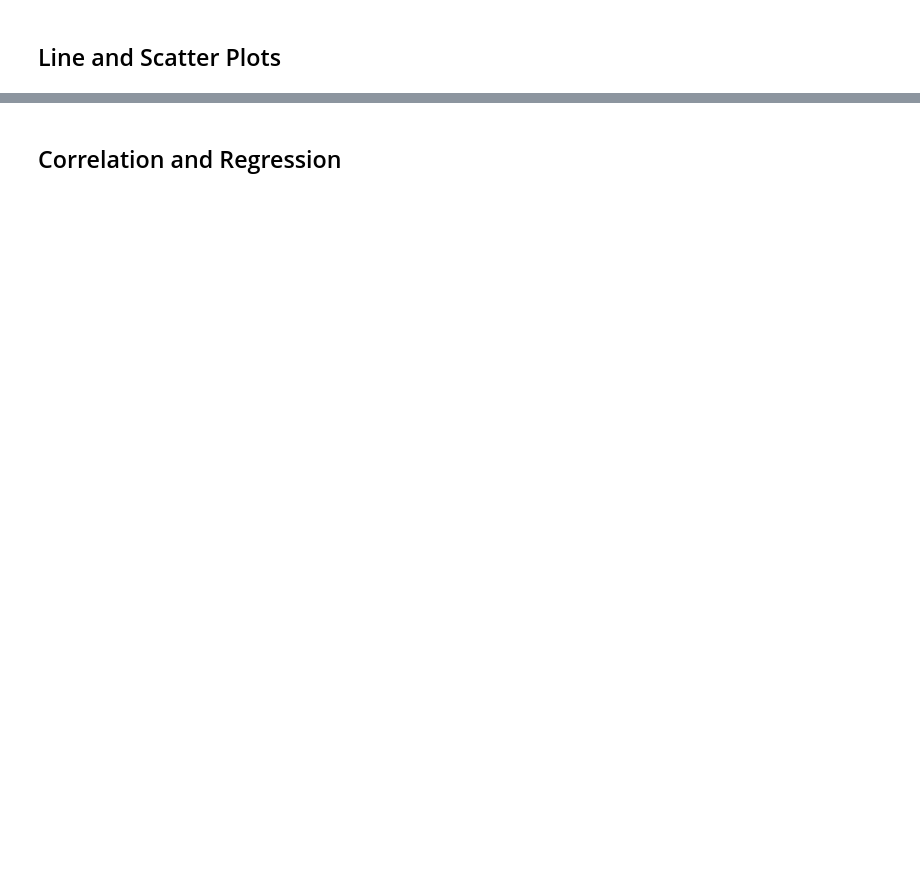
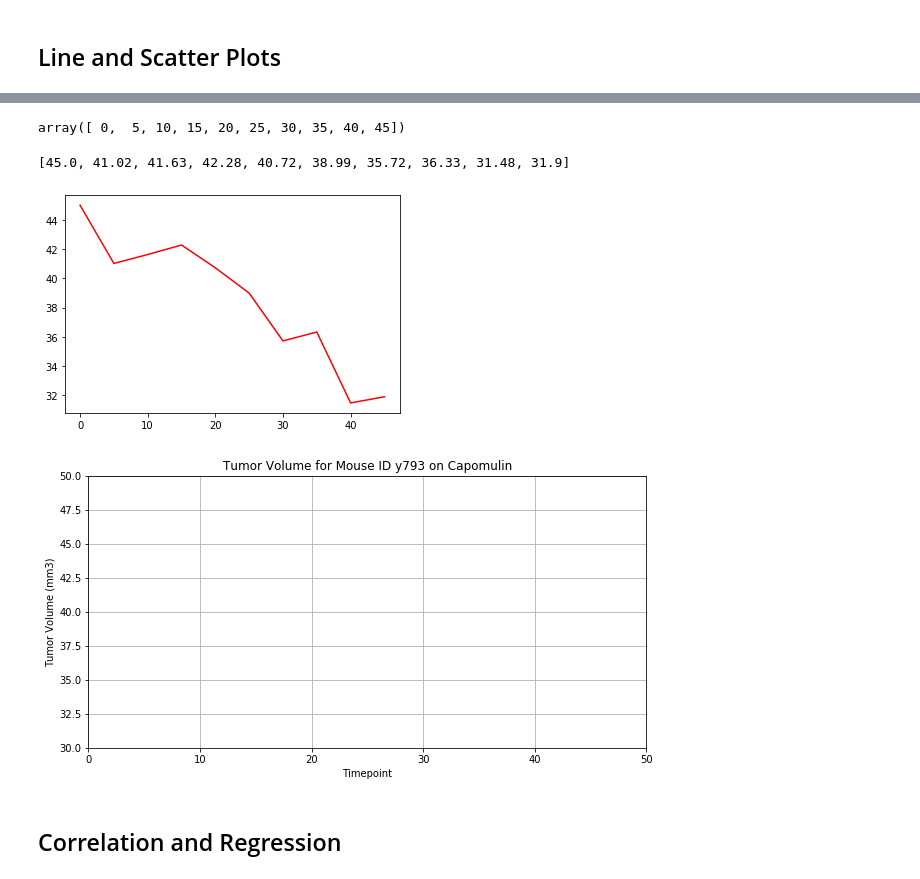
Before and after one commit to kvereda/Matplotlib-challenge, a Jupyter notebook: pymaceuticals_starter.ipynb, the cells around one changed output, grey strips where cells are left out. Drawn from its saved outputs; the diff is of its cells as text; code cells hidden in the pictures; blank space fills up the shorter version.

```diff
--- a/pymaceuticals_starter.ipynb
+++ b/pymaceuticals_starter.ipynb
@@ -487,18 +523,26 @@ tum_vol_min
 # %%
 x_axis = np.arange(0, 50, 5)
 x_axis
-
-y_axis = y793(["Tumor Volume (mm3)"]).value_counts()
-y_axis
+# %% [output]
+array([ 0,  5, 10, 15, 20, 25, 30, 35, 40, 45])
+# %%
+y_axis = [45.00, 41.02, 41.63, 42.28, 40.72, 38.99, 35.72, 36.33, 31.48, 31.90]
+y_axis
+# %% [output]
+[45.0, 41.02, 41.63, 42.28, 40.72, 38.99, 35.72, 36.33, 31.48, 31.9]
 # %%
-tumor_vol_y793 = ["y793"]
-drug =["Capomulin"]
-marker = {"Capomulin": ["o","g"]}
+tumor_vol_y793 = plt.plot(x_axis, y_axis, color="red", label="Tumor Volume")
 plt.figure(figsize = (10,5))
 plt.title("Tumor Volume for Mouse ID y793 on Capomulin")
 plt.xlabel("Timepoint")
 plt.ylabel("Tumor Volume (mm3)")
+plt.xlim(0, 50)
+plt.ylim(30, 50)
 plt.grid()
+plt.show()
+# %% [output]
+[figure, added]
+[figure, added]
 # %%
 # Generate a scatter plot of mouse weight versus average tumor volume for the Capomulin regimen
 #groupby mouse id
```
Also changed, not shown: parts of 5 cells of this notebook.
